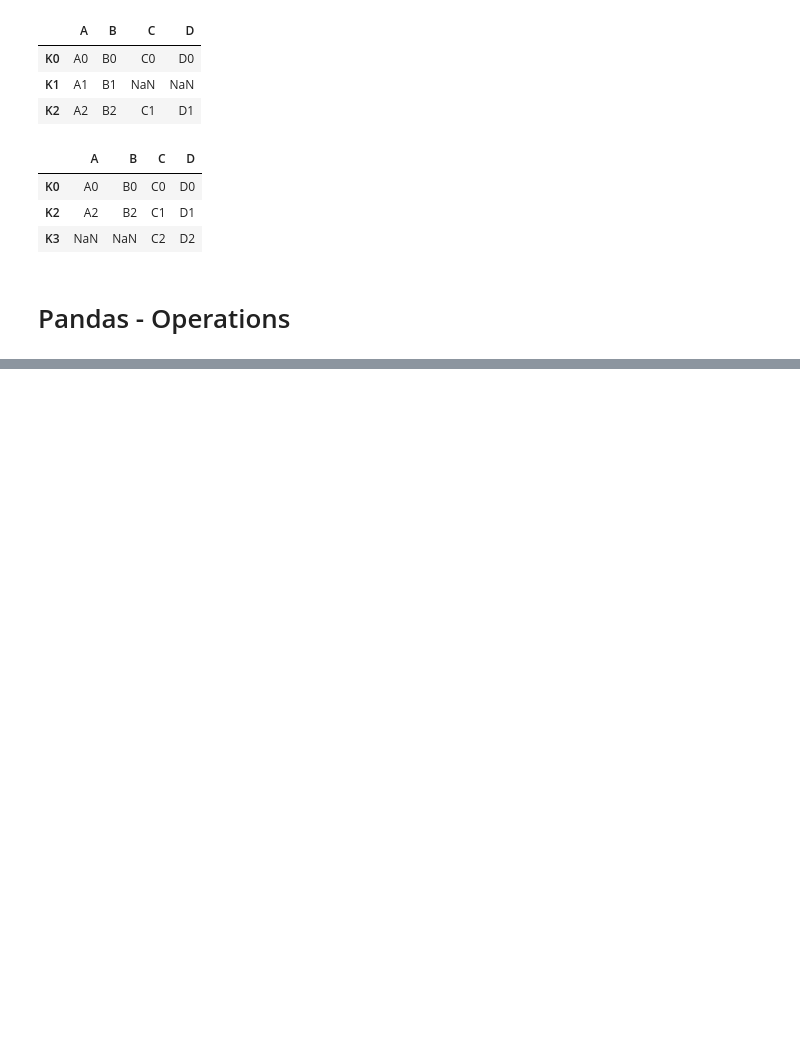
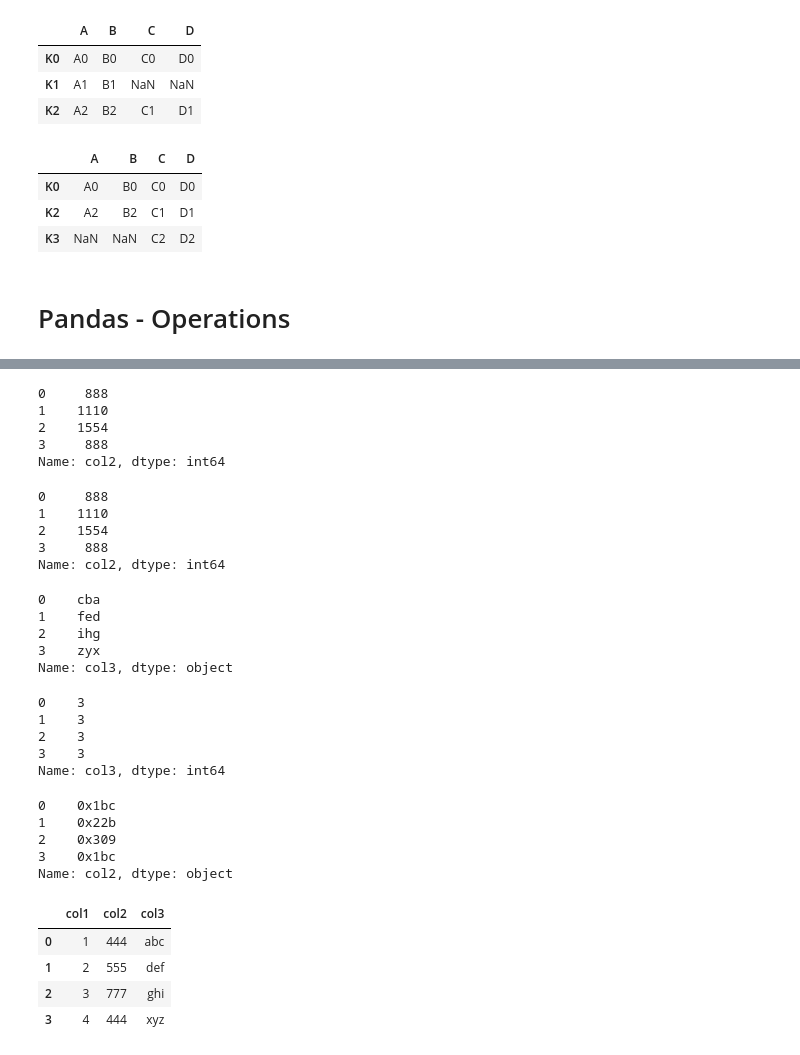
Before and after one commit to AmeyaChavre/py-ds-ml, a Jupyter notebook: Pandas/Pandas.ipynb, the cells around one changed output, grey strips where cells are left out. Drawn from its saved outputs; the diff is of its cells as text; code cells hidden in the pictures; blank space fills up the shorter version.

```diff
--- a/Pandas/Pandas.ipynb
+++ b/Pandas/Pandas.ipynb
@@ -1136,0 +1192,48 @@ left_df2.join(right_df2,how='right')
+# %%
+df['col2'].apply(times2)
+# %% [output]
+0     888
+1    1110
+2    1554
+3     888
+Name: col2, dtype: int64
+# %%
+df['col2'].apply(lambda x:x*2)
+# %% [output]
+0     888
+1    1110
+2    1554
+3     888
+Name: col2, dtype: int64
+# %%
+df['col3'].apply(lambda x:x[::-1])
+# %% [output]
+0    cba
+1    fed
+2    ihg
+3    zyx
+Name: col3, dtype: object
+# %%
+df['col3'].apply(len)
+# %% [output]
+0    3
+1    3
+2    3
+3    3
+Name: col3, dtype: int64
+# %%
+df['col2'].apply(hex)
+# %% [output]
+0    0x1bc
+1    0x22b
+2    0x309
+3    0x1bc
+Name: col2, dtype: object
+# %%
+df
+# %% [output]
+|  | col1 | col2 | col3 |
+| 0 | 1 | 444 | abc |
+| 1 | 2 | 555 | def |
+| 2 | 3 | 777 | ghi |
+| 3 | 4 | 444 | xyz |
```
Also changed, not shown: parts of 22 cells of this notebook.
